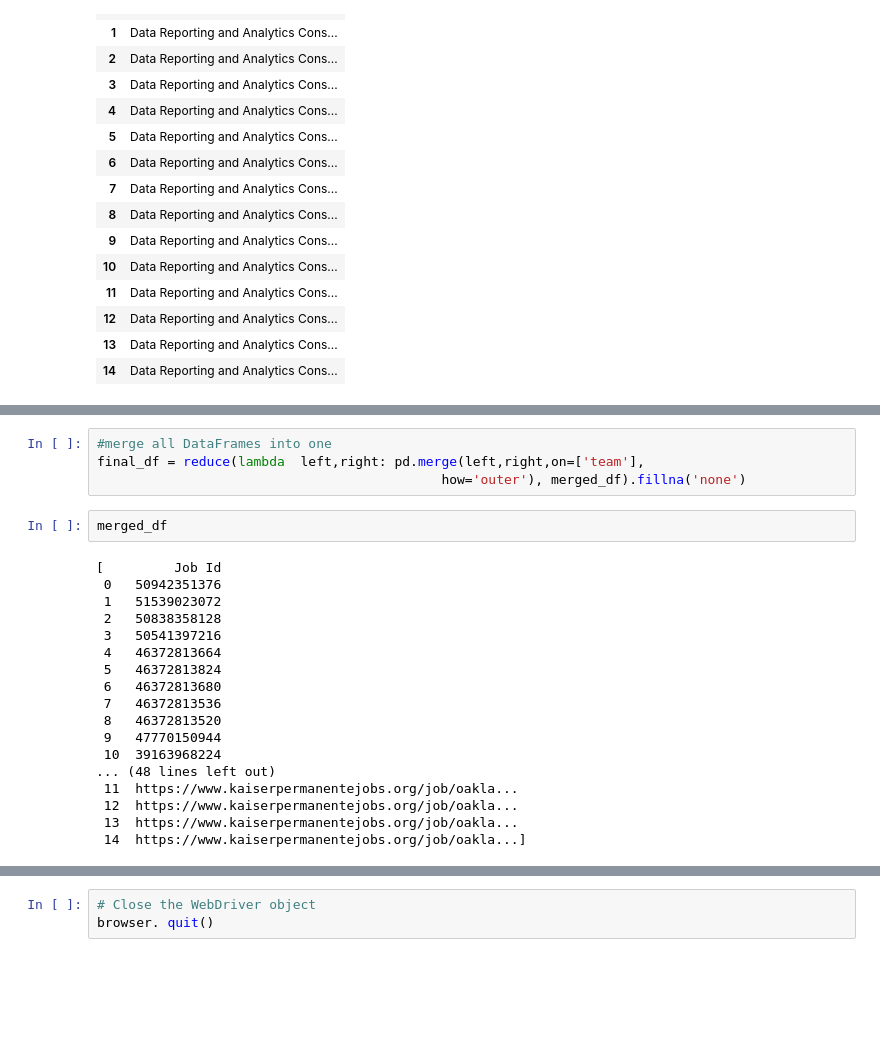
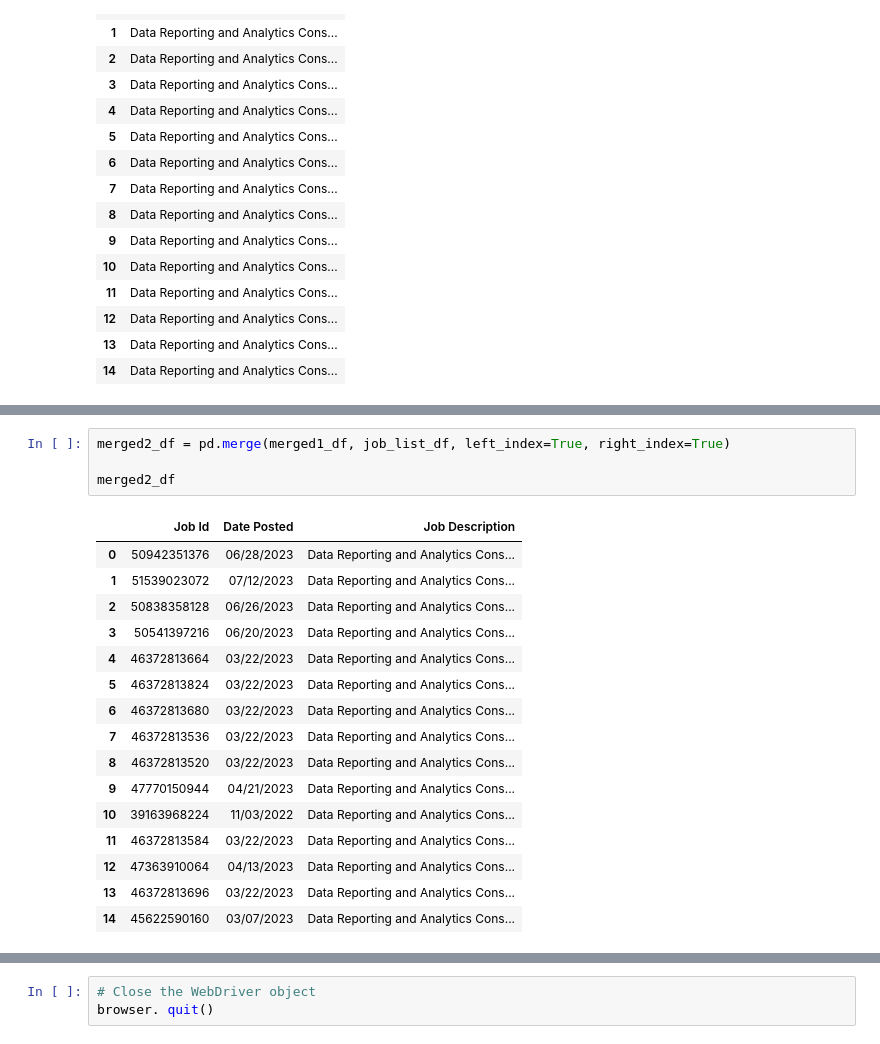
Before and after one commit to Luis-Tacderas/Webscraping-Jobsite, a Jupyter notebook: Data Analytics openings.ipynb, the cells around one changed output, grey strips where cells are left out. Cells and saved outputs as stored; diff of their text form; blank space fills up the shorter version.

```diff
--- a/Data Analytics openings.ipynb
+++ b/Data Analytics openings.ipynb
@@ -199,24 +216,21 @@ merged_df = [jobId_list_df, job_list_df, date_posted_df, href_list_df]
-# %%
-#merge all DataFrames into one
-final_df = reduce(lambda  left,right: pd.merge(left,right,on=['team'],
-                                            how='outer'), merged_df).fillna('none')
-# %%
-merged_df
-# %% [output]
-[         Job Id
- 0   50942351376
- 1   51539023072
- 2   50838358128
- 3   50541397216
- 4   46372813664
- 5   46372813824
- 6   46372813680
- 7   46372813536
- 8   46372813520
- 9   47770150944
- 10  39163968224
-... (48 lines left out)
- 11  https://www.kaiserpermanentejobs.org/job/oakla...
- 12  https://www.kaiserpermanentejobs.org/job/oakla...
- 13  https://www.kaiserpermanentejobs.org/job/oakla...
- 14  https://www.kaiserpermanentejobs.org/job/oakla...]
+# %%
+merged2_df = pd.merge(merged1_df, job_list_df, left_index=True, right_index=True)
+
+merged2_df
+# %% [output]
+|  | Job Id | Date Posted | Job Description |
+| 0 | 50942351376 | 06/28/2023 | Data Reporting and Analytics Cons... |
+| 1 | 51539023072 | 07/12/2023 | Data Reporting and Analytics Cons... |
+| 2 | 50838358128 | 06/26/2023 | Data Reporting and Analytics Cons... |
+| 3 | 50541397216 | 06/20/2023 | Data Reporting and Analytics Cons... |
+| 4 | 46372813664 | 03/22/2023 | Data Reporting and Analytics Cons... |
+| 5 | 46372813824 | 03/22/2023 | Data Reporting and Analytics Cons... |
+| 6 | 46372813680 | 03/22/2023 | Data Reporting and Analytics Cons... |
+| 7 | 46372813536 | 03/22/2023 | Data Reporting and Analytics Cons... |
+| 8 | 46372813520 | 03/22/2023 | Data Reporting and Analytics Cons... |
+| 9 | 47770150944 | 04/21/2023 | Data Reporting and Analytics Cons... |
+| 10 | 39163968224 | 11/03/2022 | Data Reporting and Analytics Cons... |
+| 11 | 46372813584 | 03/22/2023 | Data Reporting and Analytics Cons... |
+| 12 | 47363910064 | 04/13/2023 | Data Reporting and Analytics Cons... |
+| 13 | 46372813696 | 03/22/2023 | Data Reporting and Analytics Cons... |
+| 14 | 45622590160 | 03/07/2023 | Data Reporting and Analytics Cons... |
```
Also changed, not shown: parts of 15 cells of this notebook.
